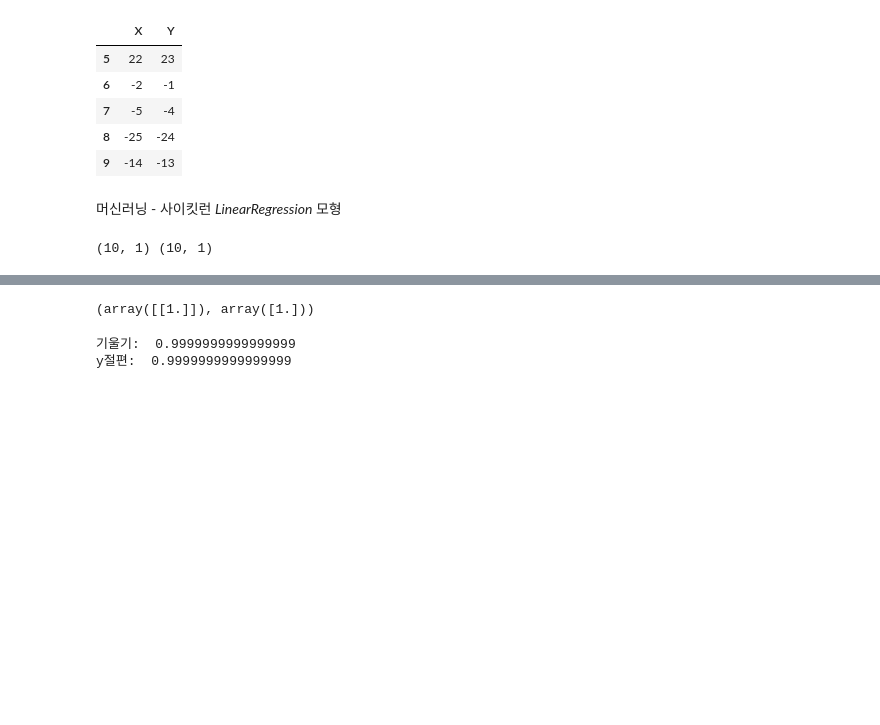
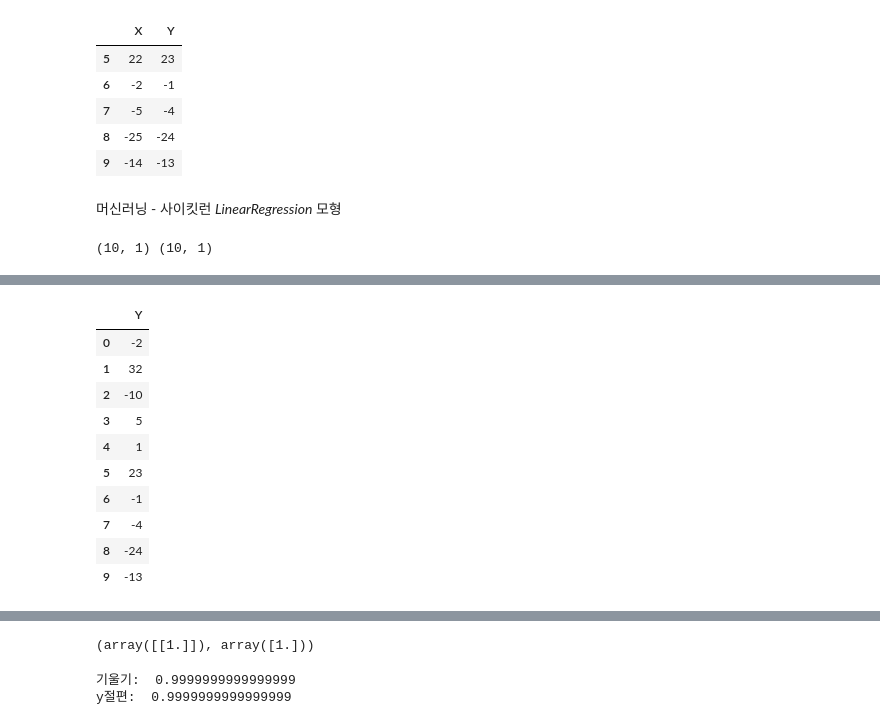
Before and after one commit to ai7dnn/2021-AI-for-everyone, a Jupyter notebook: code/3_2_linear.ipynb, the cells around one changed output, grey strips where cells are left out. Drawn from its saved outputs; the diff is of its cells as text; code cells hidden in the pictures; blank space fills up the shorter version.

```diff
--- a/code/3_2_linear.ipynb
+++ b/code/3_2_linear.ipynb
@@ -59,3 +85,17 @@ print(X_train.shape, y_train.shape)
+# %%
+y_train
+# %% [output]
+|  | Y |
+| 0 | -2 |
+| 1 | 32 |
+| 2 | -10 |
+| 3 | 5 |
+| 4 | 1 |
+| 5 | 23 |
+| 6 | -1 |
+| 7 | -4 |
+| 8 | -24 |
+| 9 | -13 |
 # %%
 from sklearn.linear_model import LinearRegression
 lr = LinearRegression()
```
Also changed, not shown: parts of 9 cells of this notebook.
